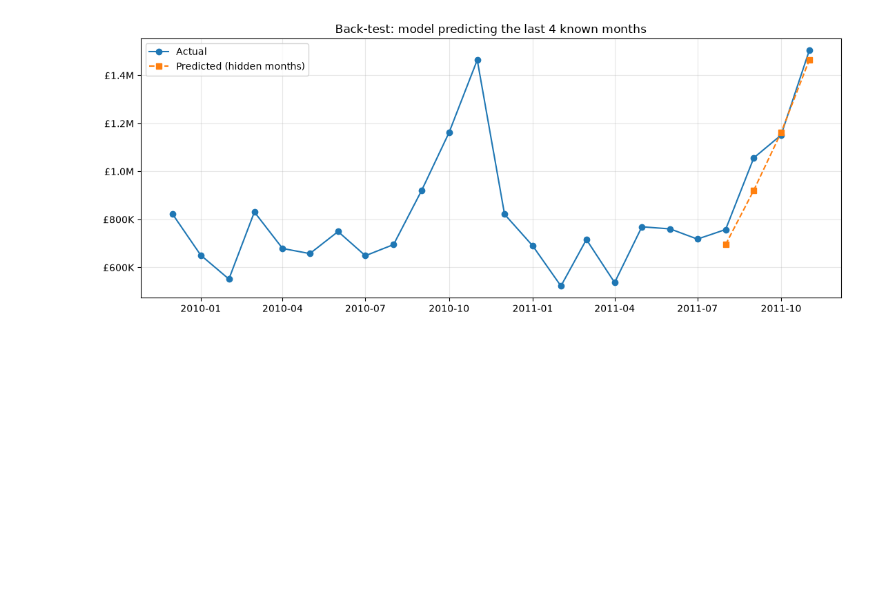
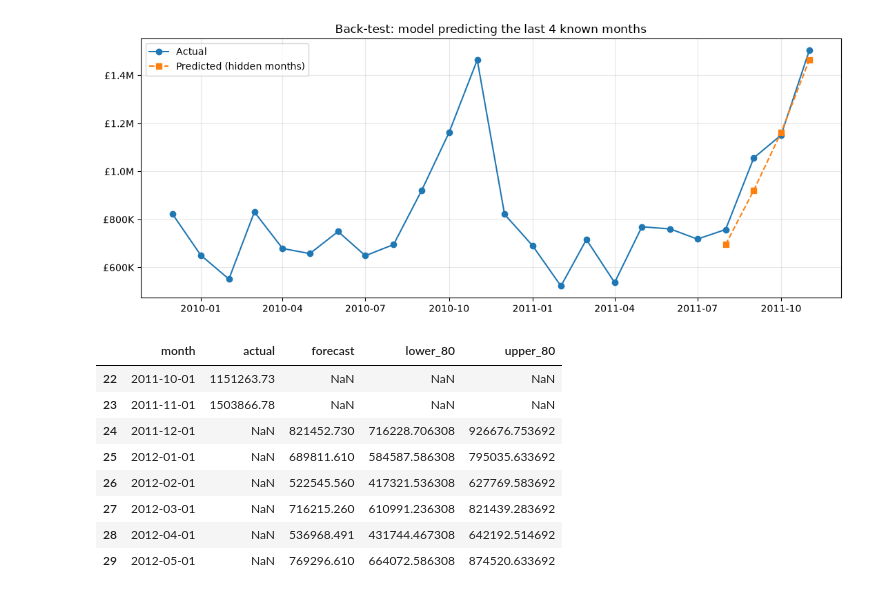
Before and after one commit to Dasari-Pallavi/sales-customer-analytics-dashboard, a Jupyter notebook: notebooks/04_forecasting.ipynb, the cells around one changed output. Drawn from its saved outputs; the diff is of its cells as text; code cells hidden in the pictures; blank space fills up the shorter version.

```diff
--- a/notebooks/04_forecasting.ipynb
+++ b/notebooks/04_forecasting.ipynb
@@ -140,3 +140,19 @@ ax.set_title("Back-test: model predicting the last 4 known months")
 plt.tight_layout(); plt.savefig("../outputs/charts/10_forecast_backtest.png", dpi=150); plt.show()
 # %% [output]
 [figure]
+# %%
+act = y.reset_index(); act.columns = ["month", "actual"]
+chart = pd.concat([act, out[["month", "forecast", "lower_80", "upper_80"]]], ignore_index=True)
+chart = chart.sort_values("month")
+chart.to_csv("../outputs/reports/forecast_chart_data.csv", index=False)
+chart.tail(8)
+# %% [output]
+|  | month | actual | forecast | lower_80 | upper_80 |
+| 22 | 2011-10-01 | 1151263.73 | NaN | NaN | NaN |
+| 23 | 2011-11-01 | 1503866.78 | NaN | NaN | NaN |
+| 24 | 2011-12-01 | NaN | 821452.730 | 716228.706308 | 926676.753692 |
+| 25 | 2012-01-01 | NaN | 689811.610 | 584587.586308 | 795035.633692 |
+| 26 | 2012-02-01 | NaN | 522545.560 | 417321.536308 | 627769.583692 |
+| 27 | 2012-03-01 | NaN | 716215.260 | 610991.236308 | 821439.283692 |
+| 28 | 2012-04-01 | NaN | 536968.491 | 431744.467308 | 642192.514692 |
+| 29 | 2012-05-01 | NaN | 769296.610 | 664072.586308 | 874520.633692 |
```
Also changed, not shown: 12 other files.
